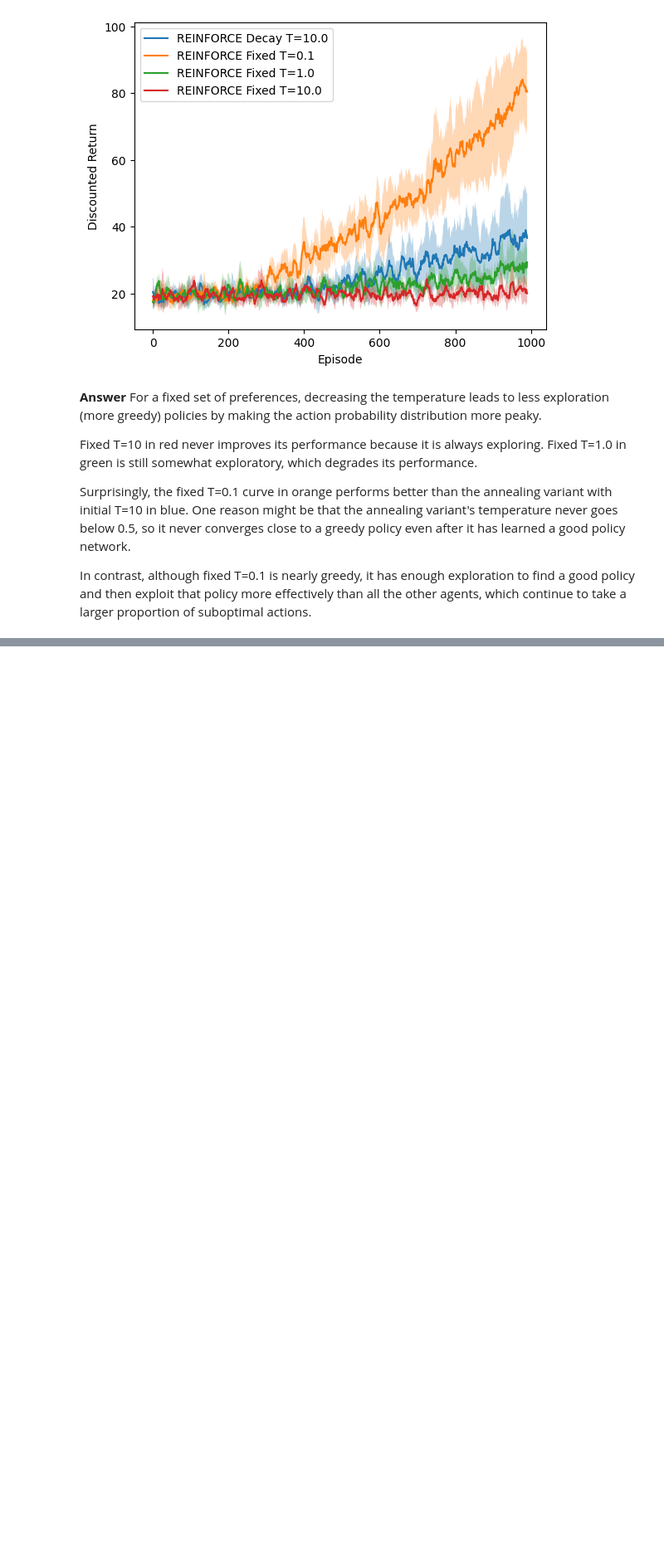
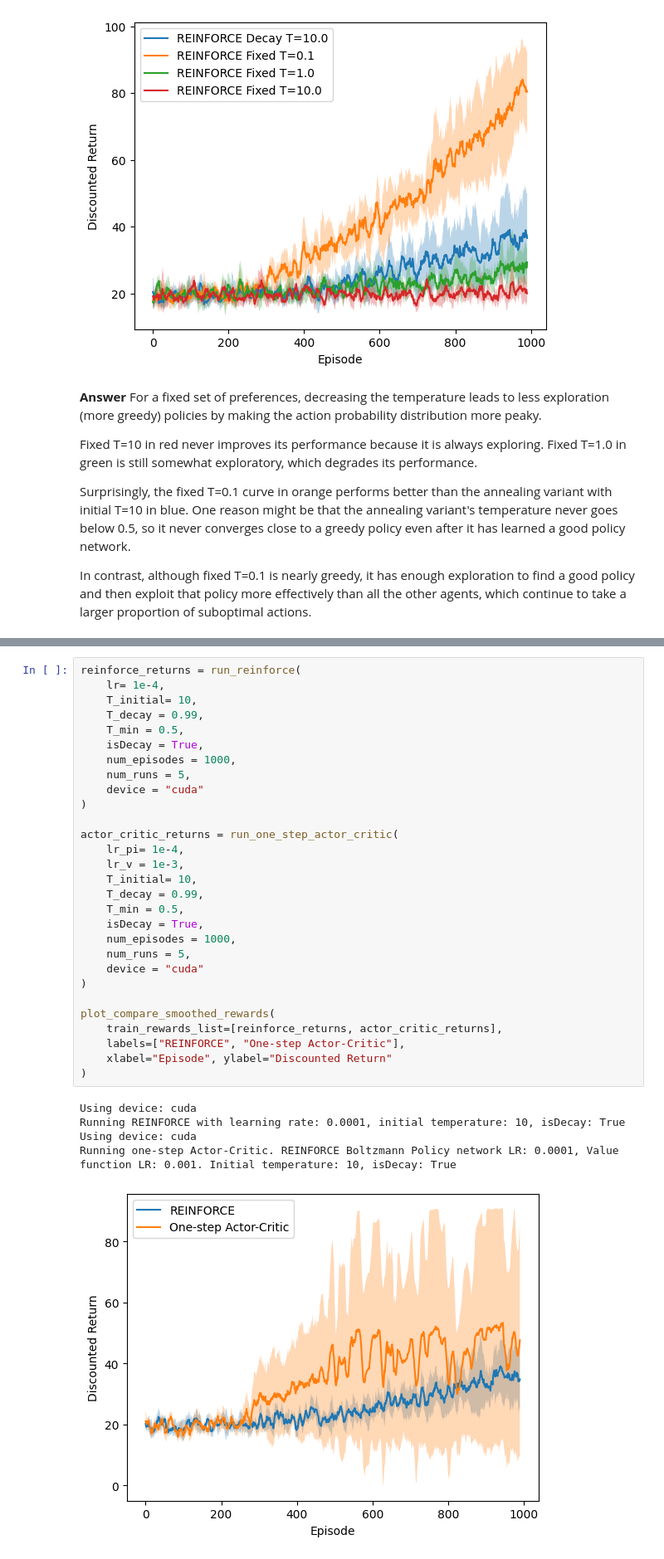
Before and after one commit to jonyhu/deep-rl-control, a Jupyter notebook: dqn.ipynb, the cells around one changed output, grey strips where cells are left out. Shown at 83% size. Saved outputs shown, nothing was run; the diff lists cells and outputs as text; blank space fills up the shorter version.

Commit message:
Q4c: One-step Actor-Critic vs REINFORCE

```diff
--- a/dqn.ipynb
+++ b/dqn.ipynb
@@ -1056,0 +1157,35 @@ In contrast, although fixed T=0.1 is nearly greedy, it has enough exploration to
+# %%
+reinforce_returns = run_reinforce(
+    lr= 1e-4,
+    T_initial= 10,
+    T_decay = 0.99,
+    T_min = 0.5,
+    isDecay = True,
+    num_episodes = 1000,
+    num_runs = 5,
+    device = "cuda"
+)
+
+actor_critic_returns = run_one_step_actor_critic(
+    lr_pi= 1e-4,
+    lr_v = 1e-3,
+    T_initial= 10,
+    T_decay = 0.99,
+    T_min = 0.5,
+    isDecay = True,
+    num_episodes = 1000,
+    num_runs = 5,
+    device = "cuda"
+)
+
+plot_compare_smoothed_rewards(
+    train_rewards_list=[reinforce_returns, actor_critic_returns],
+    labels=["REINFORCE", "One-step Actor-Critic"],
+    xlabel="Episode", ylabel="Discounted Return"
+)
+# %% [output]
+Using device: cuda
+Running REINFORCE with learning rate: 0.0001, initial temperature: 10, isDecay: True
+Using device: cuda
+Running one-step Actor-Critic. REINFORCE Boltzmann Policy network LR: 0.0001, Value function LR: 0.001. Initial temperature: 10, isDecay: True
+[figure, added]
```
Also changed, not shown: parts of 3 cells of this notebook.
